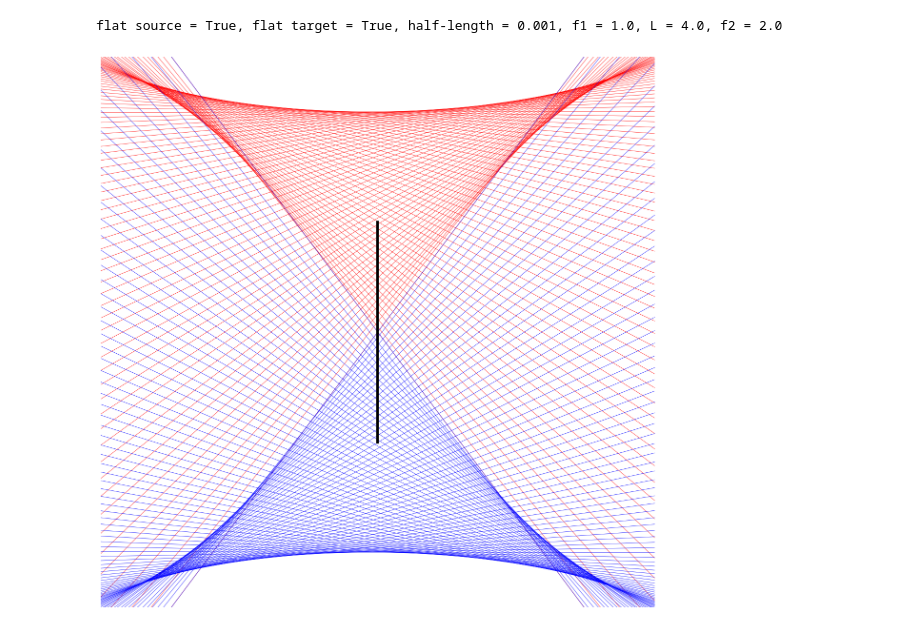
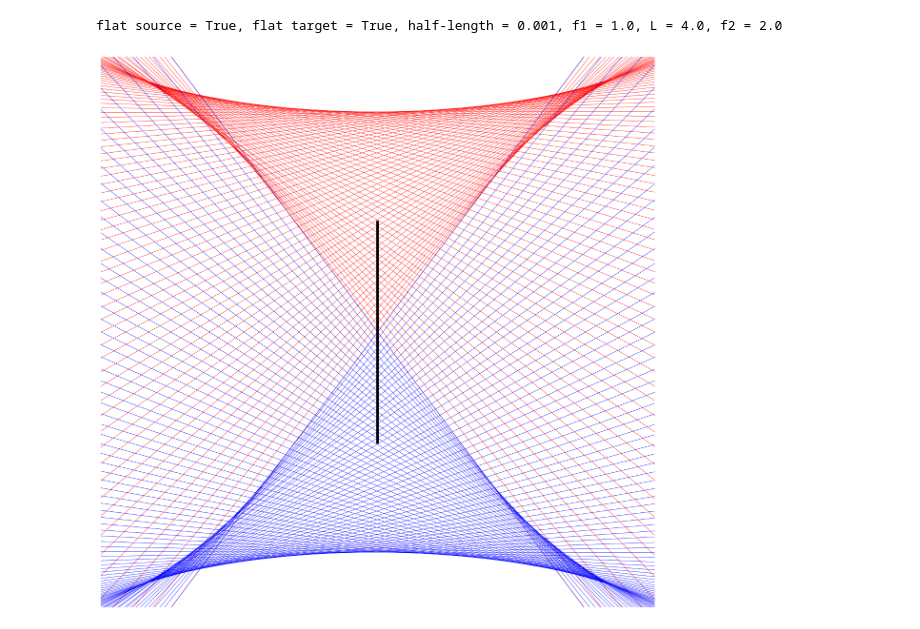
Before and after one commit to ssteinberg/solar_optical_concentrator, a Jupyter notebook: plotfinpara.ipynb, the cells around one changed output. Saved outputs shown, nothing was run; the diff lists cells and outputs as text; code cells hidden in the pictures.

```diff
--- a/plotfinpara.ipynb
+++ b/plotfinpara.ipynb
@@ -7,35 +7,37 @@ import matplotlib.ticker as ticker
 # %% [markdown]
 # Parabola
 # %%
-flat_source, flat_target, hl, f1, L, f2 = np.loadtxt('datafinpara/input.csv', delimiter = ',')
+flat_source, flat_target, hl, f1, L, f2 = np.loadtxt('datapara/input.csv', delimiter = ',')
 print(f"flat source = {bool(flat_source)}, flat target = {bool(flat_target)}, half-length = {hl}, f1 = {f1}, L = {L}, f2 = {f2}")
 # %% [output]
 flat source = True, flat target = True, half-length = 0.001, f1 = 1.0, L = 4.0, f2 = 2.0
 # %%
 fig, ax = plt.subplots(1, figsize = (15, 15))
 
-extrdiff1 = np.loadtxt('datafinpara/extrdiff1.csv', delimiter = ',')
-extrdiff2 = np.loadtxt('datafinpara/extrdiff2.csv', delimiter = ',')
+extrdiff1 = np.loadtxt('datapara/extreme1.csv', delimiter = ',')
+extrdiff2 = np.loadtxt('datapara/extreme2.csv', delimiter = ',')
 for row in extrdiff1: ax.plot([row[0], row[2]], [row[1], row[3]], linewidth = 0.5, c = 'red')
 for row in extrdiff2: ax.plot([row[0], row[2]], [row[1], row[3]], linewidth = 0.5, c = 'blue')
 
 if flat_source and flat_target: plt.plot([0, 0], [-hl, hl], linewidth = 4, color = 'black', label = 'target')
 elif flat_source and not flat_target: plt.gca().add_patch(plt.Circle((0, 0), hl / np.pi, color = 'lightgrey', label = 'target'))
 elif not flat_source and flat_target: plt.plot([0, 0], [-hl, hl], linewidth = 4, color = 'black', label = 'target')
 elif not flat_source and not flat_target: plt.gca().add_patch(plt.Circle((0, 0), hl, color = 'lightgrey', label = 'target'))
 
 Y = np.linspace(-5, 5, 100)
 M1X = 1 / (4 * f1) * (Y ** 2) - L - f1
 ax.scatter(M1X, Y, s = 10, c = 'blue', label = 'parabola 1')
 M2X = -1 / (4 * f2) * (Y ** 2) + f2
 ax.scatter(M2X, Y, s = 10, c = 'purple', label = 'parabola 2')
 
 plt.axis('equal')
 zoom = hl * 2.5 # 2, 20
 plt.axis([-zoom, zoom, -zoom, zoom])
 # plt.axis([-f1 - L - 2, f2 + 2, -5, 5])
+# plt.axis([-L - zoom, -L + zoom, -zoom, zoom])
+# plt.axis([-L - zoom, -L + zoom, -zoom + 2, zoom + 2])
 plt.axis('off')
 plt.show()
 # %% [output]
-[figure, old version]
+[figure, new version]
 # %%
```
Also changed, not shown: parts of 1 cell of this notebook, 57 other files.
